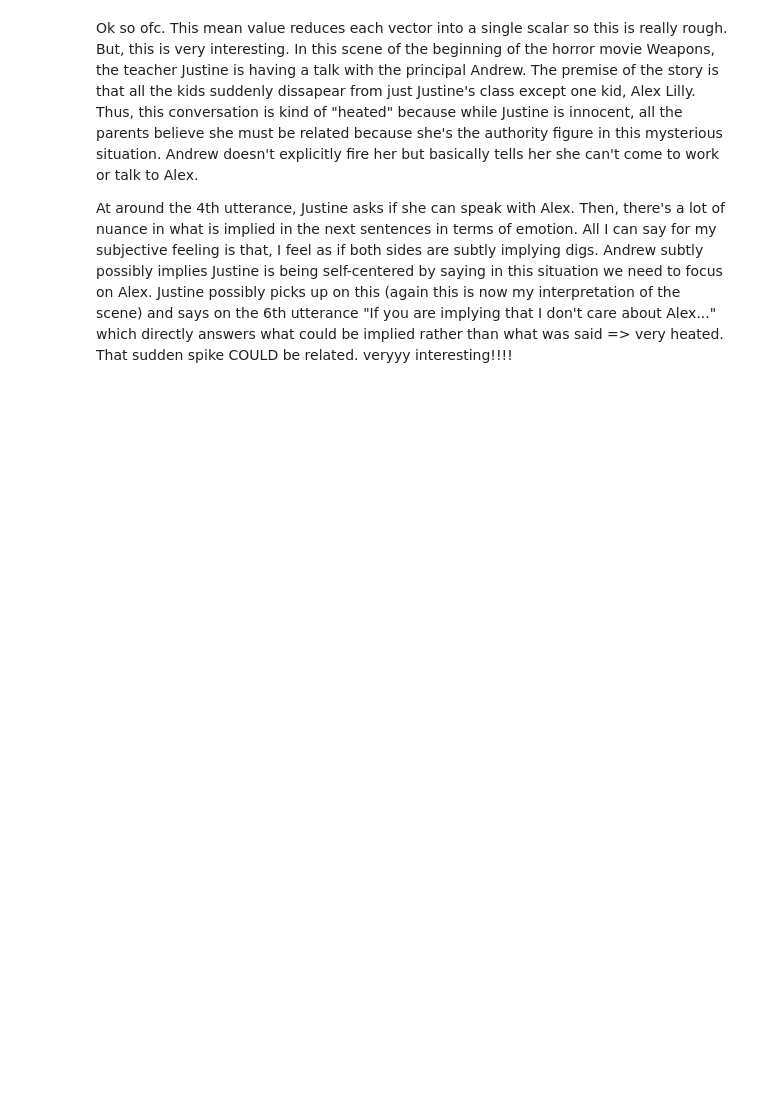
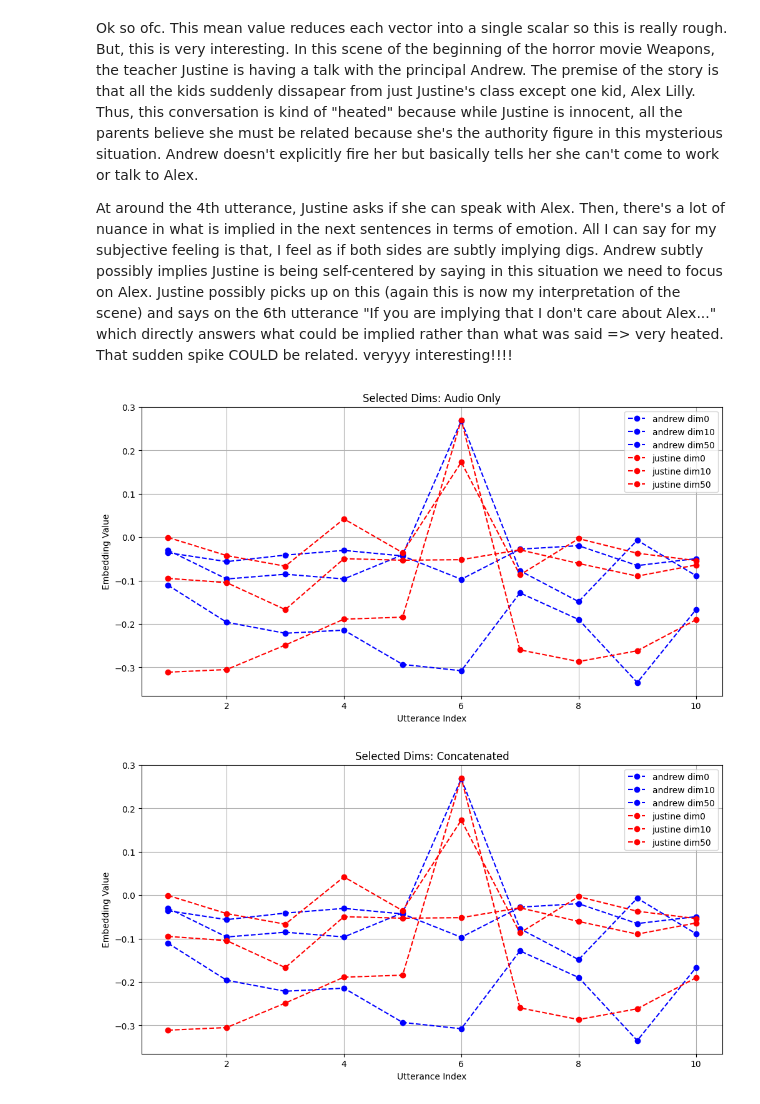
Before and after one commit to mwsong/tone-analysis, a Jupyter notebook: testing (proof-of-concept).ipynb, the cells around one changed output. Saved outputs shown, nothing was run; the diff lists cells and outputs as text; code cells hidden in the pictures; blank space fills up the shorter version.

Commit message:
added more visualization plots

```diff
--- a/testing (proof-of-concept).ipynb
+++ b/testing (proof-of-concept).ipynb
@@ -174,3 +172,26 @@ plot_2d_traj(combined_embeddings, title="Combined Embedding Trajectory")
 Ok so ofc. This mean value reduces each vector into a single scalar so this is really rough. But, this is very interesting. In this scene of the beginning of the horror movie Weapons, the teacher Justine is having a talk with the principal Andrew. The premise of the story is that all the kids suddenly dissapear from just Justine's class except one kid, Alex Lilly. Thus, this conversation is kind of "heated" because while Justine is innocent, all the parents believe she must be related because she's the authority figure in this mysterious situation. Andrew doesn't explicitly fire her but basically tells her she can't come to work or talk to Alex.
 
 At around the 4th utterance, Justine asks if she can speak with Alex. Then, there's a lot of nuance in what is implied in the next sentences in terms of emotion. All I can say for my subjective feeling is that, I feel as if both sides are subtly implying digs. Andrew subtly possibly implies Justine is being self-centered by saying in this situation we need to focus on Alex. Justine possibly picks up on this (again this is now my interpretation of the scene) and says on the 6th utterance "If you are implying that I don't care about Alex..." which directly answers what could be implied rather than what was said => very heated. That sudden spike COULD be related. veryyy interesting!!!!
+# %%
+def plot_selected_dims(embeddings_dict, dims=[0, 10, 50], title="Selected Embedding Dimensions"):
+    plt.figure(figsize=(12,6))
+    colors = {"andrew": "blue", "justine": "red"}
+
+    for speaker in embeddings_dict:
+        speaker_embeddings = torch.stack(embeddings_dict[speaker])
+        for dim in dims:
+            plt.plot(range(1, len(speaker_embeddings)+1), speaker_embeddings[:, dim].numpy(),
+                     marker='o', linestyle='--', label=f"{speaker} dim{dim}", color=colors[speaker])
+
+    plt.xlabel("Utterance Index")
+    plt.ylabel("Embedding Value")
+    plt.title(title)
+    plt.legend()
+    plt.grid(True)
+    plt.show()
+
+plot_selected_dims(embeddings_dict, title="Selected Dims: Audio Only")
+plot_selected_dims(combined_embeddings, title="Selected Dims: Concatenated")
+# %% [output]
+[figure, added]
+[figure, added]
```
Also changed, not shown: parts of 2 cells of this notebook.
